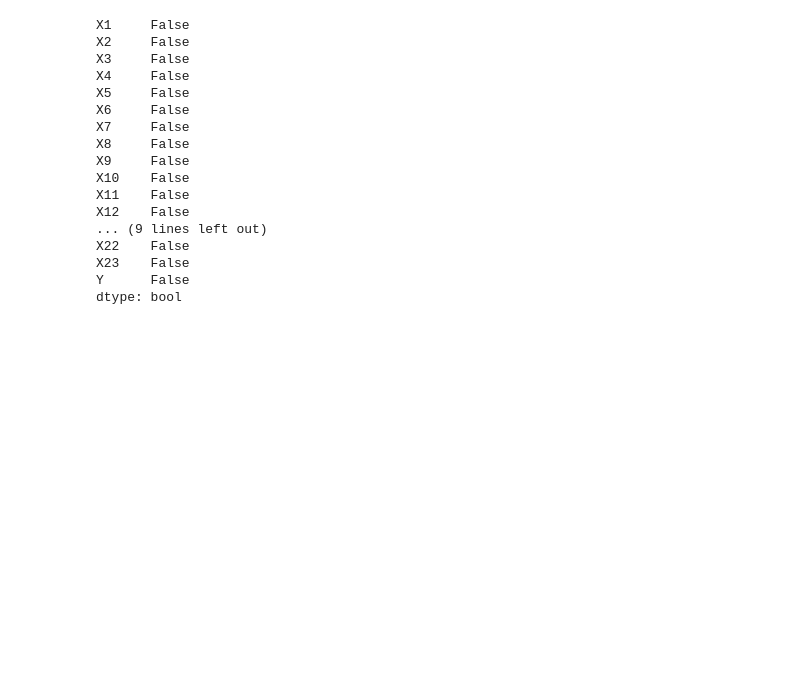
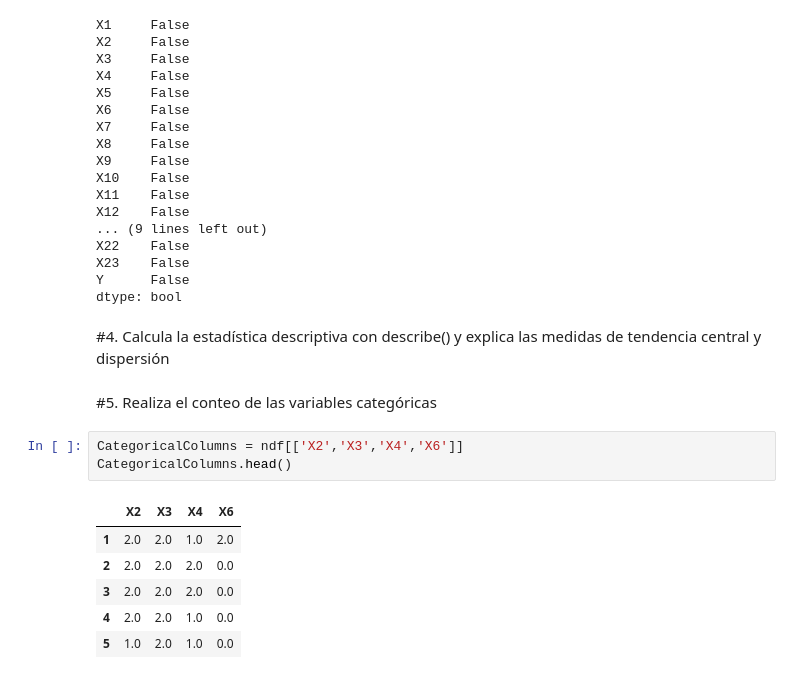
Before and after one commit to PosgradoMNA/actividades-de-aprendizaje-rafaelsangarcia, a Jupyter notebook: Semana6/Actividad/ Visualizacion_A01182780.ipynb, the cells around one changed output. Drawn from its saved outputs; the diff is of its cells as text; blank space fills up the shorter version.

```diff
--- a/Semana6/Actividad/ Visualizacion_A01182780.ipynb
+++ b/Semana6/Actividad/ Visualizacion_A01182780.ipynb
@@ -547,3 +547,17 @@ X22    False
 X23    False
 Y      False
 dtype: bool
+# %% [markdown]
+#4. Calcula la estadística descriptiva con describe() y explica las medidas de tendencia central y dispersión
+# %% [markdown]
+#5. Realiza el conteo de las variables categóricas
+# %%
+CategoricalColumns = ndf[['X2','X3','X4','X6']]
+CategoricalColumns.head()
+# %% [output]
+|  | X2 | X3 | X4 | X6 |
+| 1 | 2.0 | 2.0 | 1.0 | 2.0 |
+| 2 | 2.0 | 2.0 | 2.0 | 0.0 |
+| 3 | 2.0 | 2.0 | 2.0 | 0.0 |
+| 4 | 2.0 | 2.0 | 1.0 | 0.0 |
+| 5 | 1.0 | 2.0 | 1.0 | 0.0 |
```
Also changed, not shown: parts of 16 cells of this notebook.
